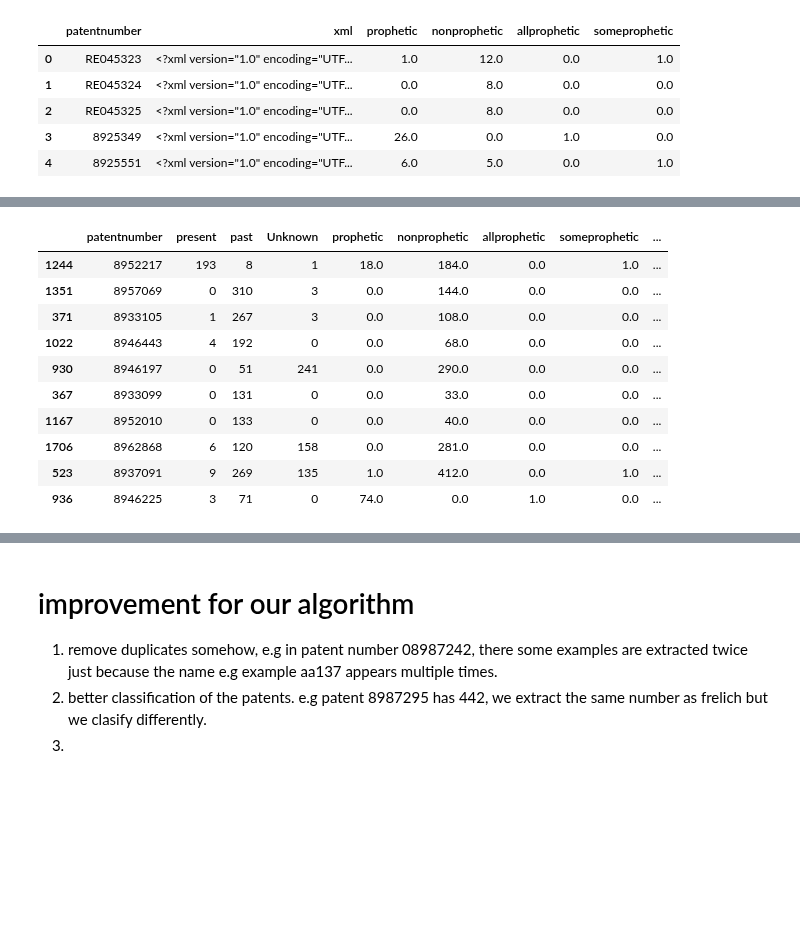
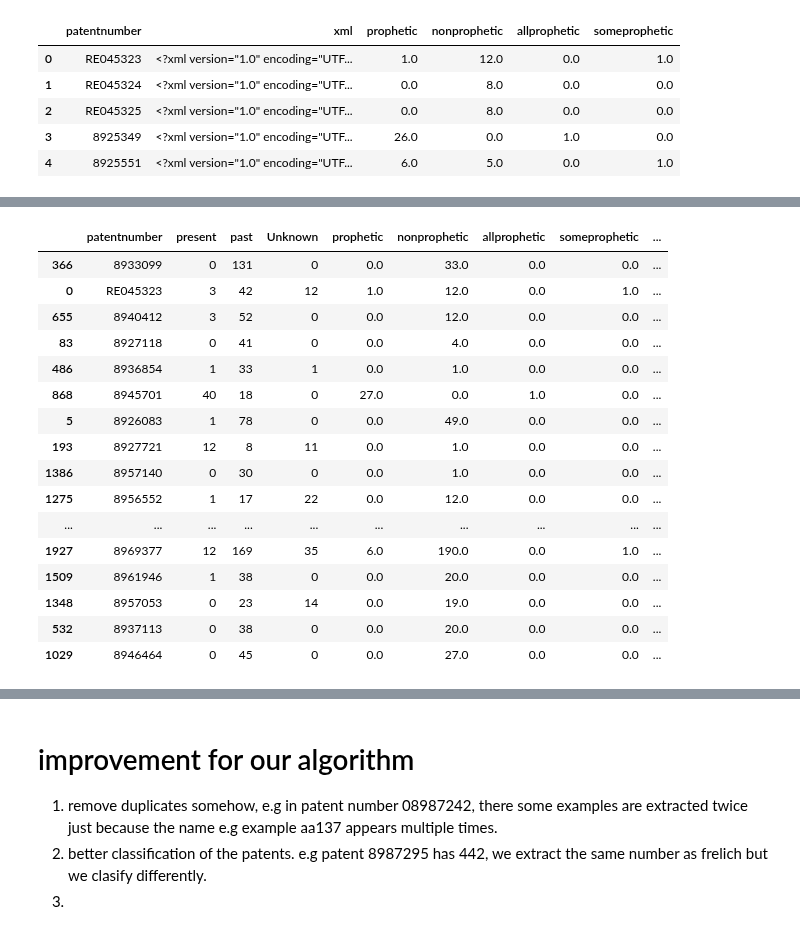
Before and after one commit to AmirMohammadiKarbalaei/prophetic_patents, a Jupyter notebook: freilich_test_set.ipynb, the cells around one changed output, grey strips where cells are left out. Cells and saved outputs as stored; diff of their text form; code cells hidden in the pictures; blank space fills up the shorter version.

```diff
--- a/freilich_test_set.ipynb
+++ b/freilich_test_set.ipynb
@@ -253,7 +348,9 @@ df_final.columns = ["patentnumber","past","present","Unknown"]
 df_final["patentnumber"] = df_final["patentnumber"].apply(remove_leadiong_zeros)
 # %%
 import numpy as np
+
 df_check = df_final.merge(merged,on= "patentnumber",how="left")[["patentnumber","present","past","Unknown","prophetic","nonprophetic","allprophetic","someprophetic"]]
+#df_check["past"] = df_check["past"] + df_check["Unknown"]
 df_check["Total_Extracted"] = df_check["past"] + df_check["present"] + df_check["Unknown"]
 df_check["Total_Freilich"] = df_check["prophetic"] + df_check["nonprophetic"]
 df_check["prophetic_error"] = np.sqrt((df_check["prophetic"] - df_check["present"])**2)
@@ -266,31 +363,8 @@ print(f"Avg Total error: {df_check['Total_Mean_error'].mean()}, num of corrects:
 print(f"Avg Total prophetic error: {df_check['prophetic_error'].mean()}, num of corrects: {df_check[df_check['prophetic_error'] == 0].shape[0]}")
 print(f"Avg Total nonprophetic error: {df_check['nonprophetic_error'].mean()}, num of corrects: {df_check[df_check['nonprophetic_error'] == 0].shape[0]}")
 print(f"{df_check['Sum_error'].sum()}")
-df_check.sort_values("Sum_error",ascending=False).head(10)
+df_check.sort_values("Total_Mean_error",ascending=False).head(20)
 
-
-#Without cleaning description for first 2000
-# Number of exact matches: 599 out of 2000 , Percentage: 29.95
-# Number of exact num of patent extracted: 1254 out of 2000
-# Avg Total error: 2.1615, num of corrects:  1254
-# Avg Total prophetic error: 2.0325, num of corrects: 997
-# Avg Total nonprophetic error: 3.6225, num of corrects: 707
-#15633.0
-
-#With cleaning description for first 2000
-# Number of exact num of patent extracted: 1254 out of 2000
-# Avg Total error: 2.1615, num of corrects:  1254
-# Avg Total prophetic error: 1.4895, num of corrects: 1041
-# Avg Total nonprophetic error: 3.5455, num of corrects: 733
-# 14393.0
-
-#With clean_text_updated description for first 2000
-# Number of exact matches: 614 out of 2000 , Percentage: 30.7
-# Number of exact num of patent extracted: 1254 out of 2000
-# Avg Total error: 2.1615, num of corrects:  1254
-# Avg Total prophetic error: 1.756, num of corrects: 1030
-# Avg Total nonprophetic error: 3.6725, num of corrects: 726
-# 15180.0
 
 
 #With clean_text and tense updated description for first 2000
@@ -302,12 +376,20 @@ df_check.sort_values("Sum_error",ascending=False).head(10)
 # 14393.0
 
 
+# not extracting reference examples
+# Number of exact matches: 641 out of 2000 , Percentage: 32.05
+# Number of exact num of patent extracted: 1274 out of 2000
+# Avg Total error: 1.717, num of corrects:  1274
+# Avg Total prophetic error: 1.483, num of corrects: 1045
+# Avg Total nonprophetic error: 3.126, num of corrects: 750
+# 12652.0
 
-#With clean_text_updated and tense updated description for first 2000
-# Number of exact matches: 614 out of 2000 , Percentage: 30.7
-# Number of exact num of patent extracted: 1254 out of 2000
-# Avg Total error: 2.1615, num of corrects:  1254
-# Avg Total prophetic error: 1.756, num of corrects: 1030
-# Avg Total nonprophetic error: 3.6725, num of corrects: 726
-# 15180.0
+
+# not extracting reference and preparation examples
+# Number of exact matches: 650 out of 2000 , Percentage: 32.5
+# Number of exact num of patent extracted: 1293 out of 2000
+# Avg Total error: 1.561,f num of corrects:  1293
+# Avg Total prophetic error: 1.4595, num of corrects: 1049
+# Avg Total nonprophetic error: 3.028, num of corrects: 751
+# 12097.0
 # %% [output]
@@ -320,12 +402,18 @@ Avg Total nonprophetic error: 3.5455, num of corrects: 733
 |  | patentnumber | present | past | Unknown | prophetic | nonprophetic | allprophetic | someprophetic | ... |
-| 1244 | 8952217 | 193 | 8 | 1 | 18.0 | 184.0 | 0.0 | 1.0 | ... |
-| 1351 | 8957069 | 0 | 310 | 3 | 0.0 | 144.0 | 0.0 | 0.0 | ... |
-| 371 | 8933105 | 1 | 267 | 3 | 0.0 | 108.0 | 0.0 | 0.0 | ... |
-| 1022 | 8946443 | 4 | 192 | 0 | 0.0 | 68.0 | 0.0 | 0.0 | ... |
-| 930 | 8946197 | 0 | 51 | 241 | 0.0 | 290.0 | 0.0 | 0.0 | ... |
-| 367 | 8933099 | 0 | 131 | 0 | 0.0 | 33.0 | 0.0 | 0.0 | ... |
-| 1167 | 8952010 | 0 | 133 | 0 | 0.0 | 40.0 | 0.0 | 0.0 | ... |
-| 1706 | 8962868 | 6 | 120 | 158 | 0.0 | 281.0 | 0.0 | 0.0 | ... |
-| 523 | 8937091 | 9 | 269 | 135 | 1.0 | 412.0 | 0.0 | 1.0 | ... |
-| 936 | 8946225 | 3 | 71 | 0 | 74.0 | 0.0 | 1.0 | 0.0 | ... |
+| 366 | 8933099 | 0 | 131 | 0 | 0.0 | 33.0 | 0.0 | 0.0 | ... |
+| 0 | RE045323 | 3 | 42 | 12 | 1.0 | 12.0 | 0.0 | 1.0 | ... |
+| 655 | 8940412 | 3 | 52 | 0 | 0.0 | 12.0 | 0.0 | 0.0 | ... |
+| 83 | 8927118 | 0 | 41 | 0 | 0.0 | 4.0 | 0.0 | 0.0 | ... |
+| 486 | 8936854 | 1 | 33 | 1 | 0.0 | 1.0 | 0.0 | 0.0 | ... |
+| 868 | 8945701 | 40 | 18 | 0 | 27.0 | 0.0 | 1.0 | 0.0 | ... |
+| 5 | 8926083 | 1 | 78 | 0 | 0.0 | 49.0 | 0.0 | 0.0 | ... |
+| 193 | 8927721 | 12 | 8 | 11 | 0.0 | 1.0 | 0.0 | 0.0 | ... |
+| 1386 | 8957140 | 0 | 30 | 0 | 0.0 | 1.0 | 0.0 | 0.0 | ... |
+| 1275 | 8956552 | 1 | 17 | 22 | 0.0 | 12.0 | 0.0 | 0.0 | ... |
+| ... | ... | ... | ... | ... | ... | ... | ... | ... | ... |
+| 1927 | 8969377 | 12 | 169 | 35 | 6.0 | 190.0 | 0.0 | 1.0 | ... |
+| 1509 | 8961946 | 1 | 38 | 0 | 0.0 | 20.0 | 0.0 | 0.0 | ... |
+| 1348 | 8957053 | 0 | 23 | 14 | 0.0 | 19.0 | 0.0 | 0.0 | ... |
+| 532 | 8937113 | 0 | 38 | 0 | 0.0 | 20.0 | 0.0 | 0.0 | ... |
+| 1029 | 8946464 | 0 | 45 | 0 | 0.0 | 27.0 | 0.0 | 0.0 | ... |
 # %%
```
Also changed, not shown: parts of 6 cells of this notebook, 1 other file.
